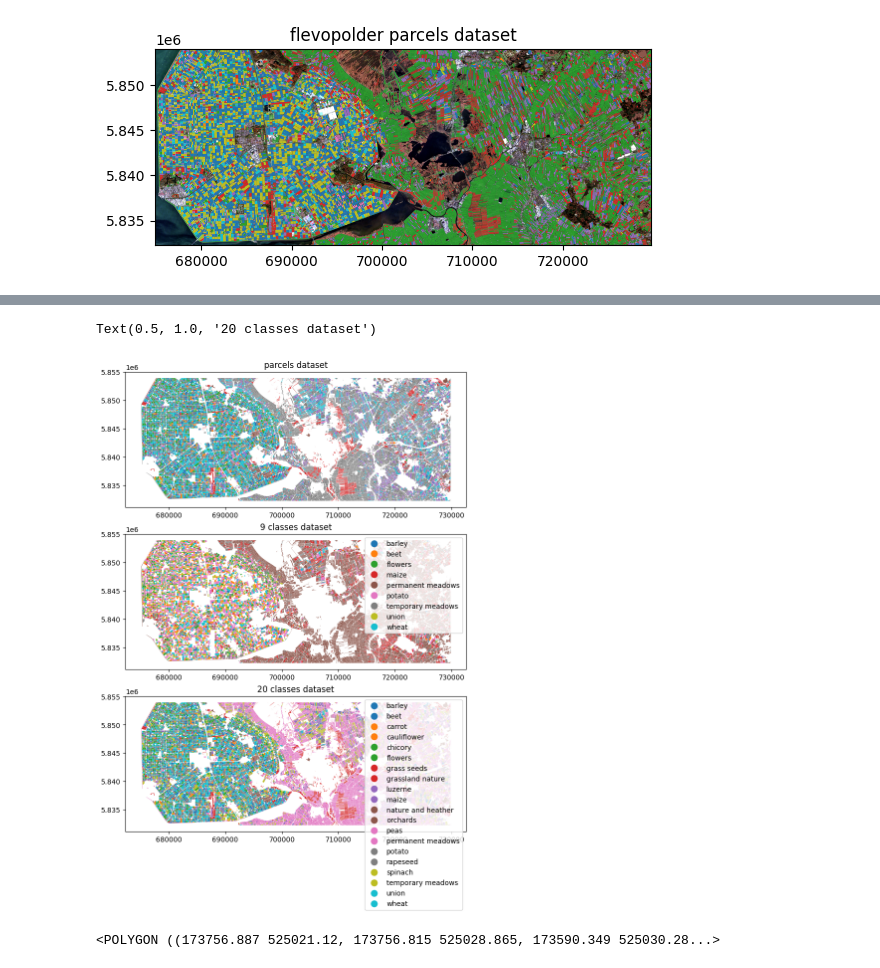
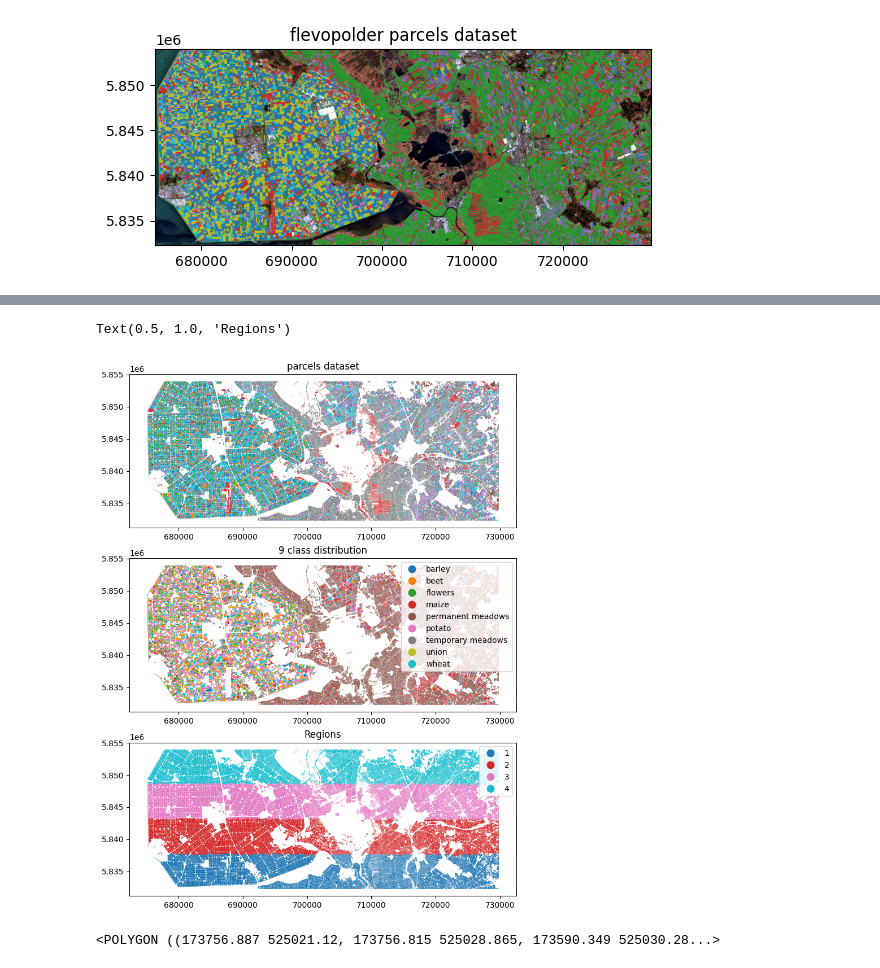
Before and after one commit to TeunDV-WUR/Msc-Thesis-Crop-Type-Mapping, a Jupyter notebook: Code/Database_pre-processing.ipynb, the cells around one changed output, grey strips where cells are left out. Cells and saved outputs as stored; diff of their text form; code cells hidden in the pictures.

```diff
--- a/Code/Database_pre-processing.ipynb
+++ b/Code/Database_pre-processing.ipynb
@@ -82,7 +82,7 @@ with rasterio.open("RGB_NIR.tif") as src2:
 # %% [output]
 [figure]
 # %%
-parcel_shapefile_path = "/content/drive/My Drive/INF-Msc_Thesis/Msc-Thesis-Crop-Type-Mapping/Data/cropparcels_2018_flevopolder.shp"
+parcel_shapefile_path = "/content/drive/My Drive/INF-Msc_Thesis/Msc-Thesis-Crop-Type-Mapping/Data/Flevopolder_2018_parcels_regionally/Flevopolder_Parcels_SplitRegionally.shp"
 parcels = gpd.read_file(parcel_shapefile_path)
 sat_img_path = "/content/drive/My Drive/INF-Msc_Thesis/Msc-Thesis-Crop-Type-Mapping/Data/sentinel2_2018_flevopolder_10m_7x4bands.tif"
 #sat_img = rasterio.open(sat_img_path,crs='EPSG:3857')
@@ -175,14 +184,23 @@ for i in range(len(parcels)):
   classcodelist.append(classcode)
 
 #drop Class column if code block runs for a second time
-if "Class" in parcels:
-  parcels = parcels.drop("Class",axis= "columns")
-if "Classcode" in parcels:
-  parcels = parcels.drop("Classcode",axis= "columns")
+drop_classes = [
+    "Class",
+    "Classcode",
+    "Shape_Leng",
+    "Shape_Area",
+    "OBJECTID_2",
+    "GEOMETRIE_",
+    "GEOMETRI_1"
+]
+for i in drop_classes:
+  if i in parcels:
+    parcels = parcels.drop(i,axis= "columns")
+
 
 #insert Class column
-parcels.insert(6,'Class',classlist,True)
-parcels.insert(7,'Classcode',classcodelist,True)
+parcels.insert(len(parcels.columns),'Class',classlist,True)
+parcels.insert(len(parcels.columns),'Classcode',classcodelist,True)
 
 #save selection of dataset
 parcels_class = parcels[parcels["Class"]!= "other"].reset_index(drop=True)
@@ -205,18 +223,18 @@ parcels_class.head(10)
 # %%
 fig,axs = plt.subplots(3,1,figsize=(24,12))
 ax = axs[0]
 ax = parcels.to_crs(epsg=32631).plot(column="Class", ax=ax, legend=False)
 ax.set_title("parcels dataset")
 ax = axs[1]
 ax = parcels_class.loc[parcels_class['Classcode'].isin(range(9))].to_crs(epsg=32631).plot(column="Class", ax=ax, legend=True)
-ax.set_title("9 classes dataset")
+ax.set_title("9 class distribution")
 ax = axs[2]
-ax = parcels_class.loc[parcels_class['Classcode'].isin(range(20))].to_crs(epsg=32631).plot(column="Class", ax=ax, legend=True)
-ax.set_title("20 classes dataset")
+ax = parcels_class.loc[parcels_class['Classcode'].isin(range(20))].to_crs(epsg=32631).plot(column="REGION", ax=ax, legend=True)
+ax.set_title("Regions")
 #ctx.add_basemap(ax, crs='epsg:32631')
 # %% [output]
-Text(0.5, 1.0, '20 classes dataset')
+Text(0.5, 1.0, 'Regions')
-[figure, old version]
+[figure, new version]
 # %%
 parcels_class.loc[0,'geometry']
 # %% [output]
```
Also changed, not shown: parts of 8 cells of this notebook, 2 other files.
